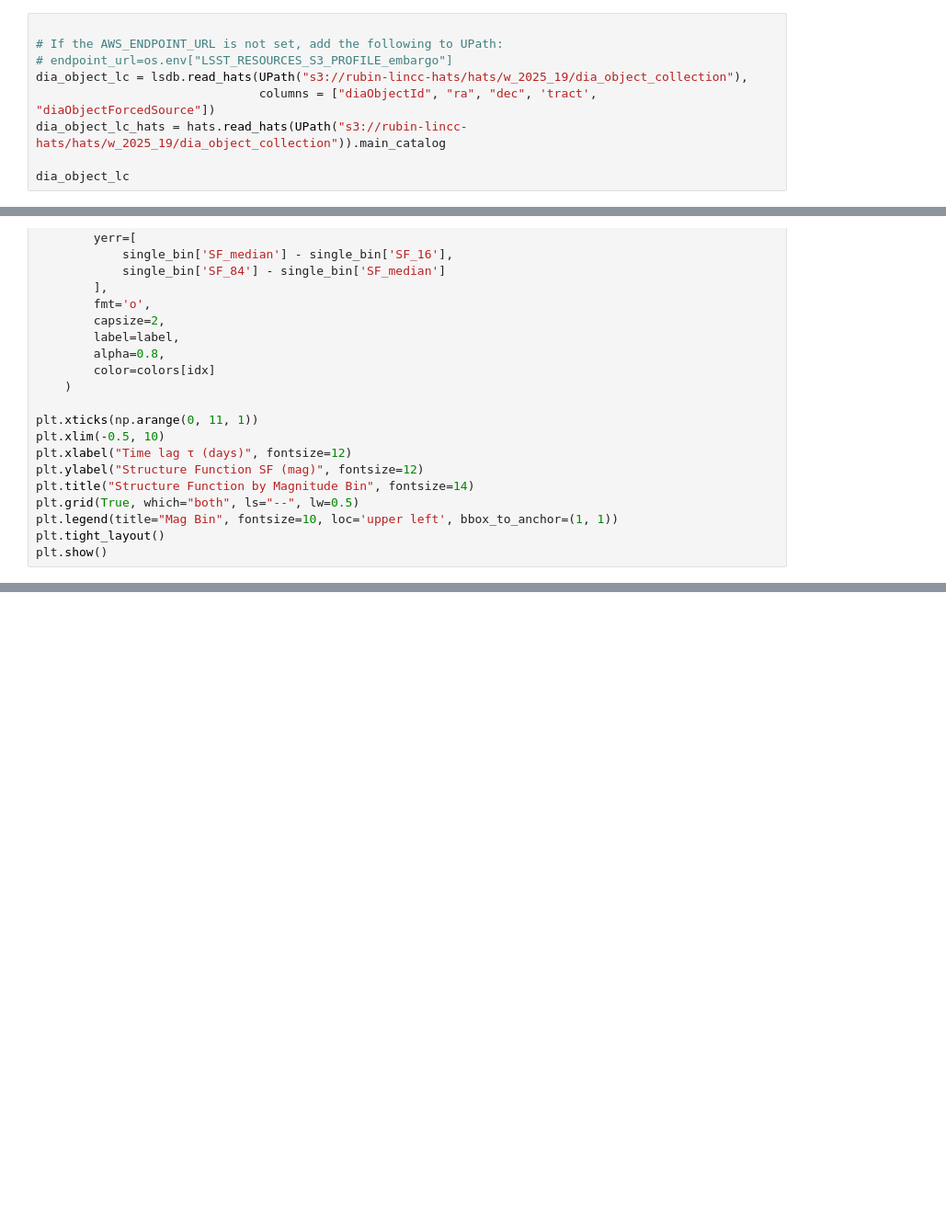
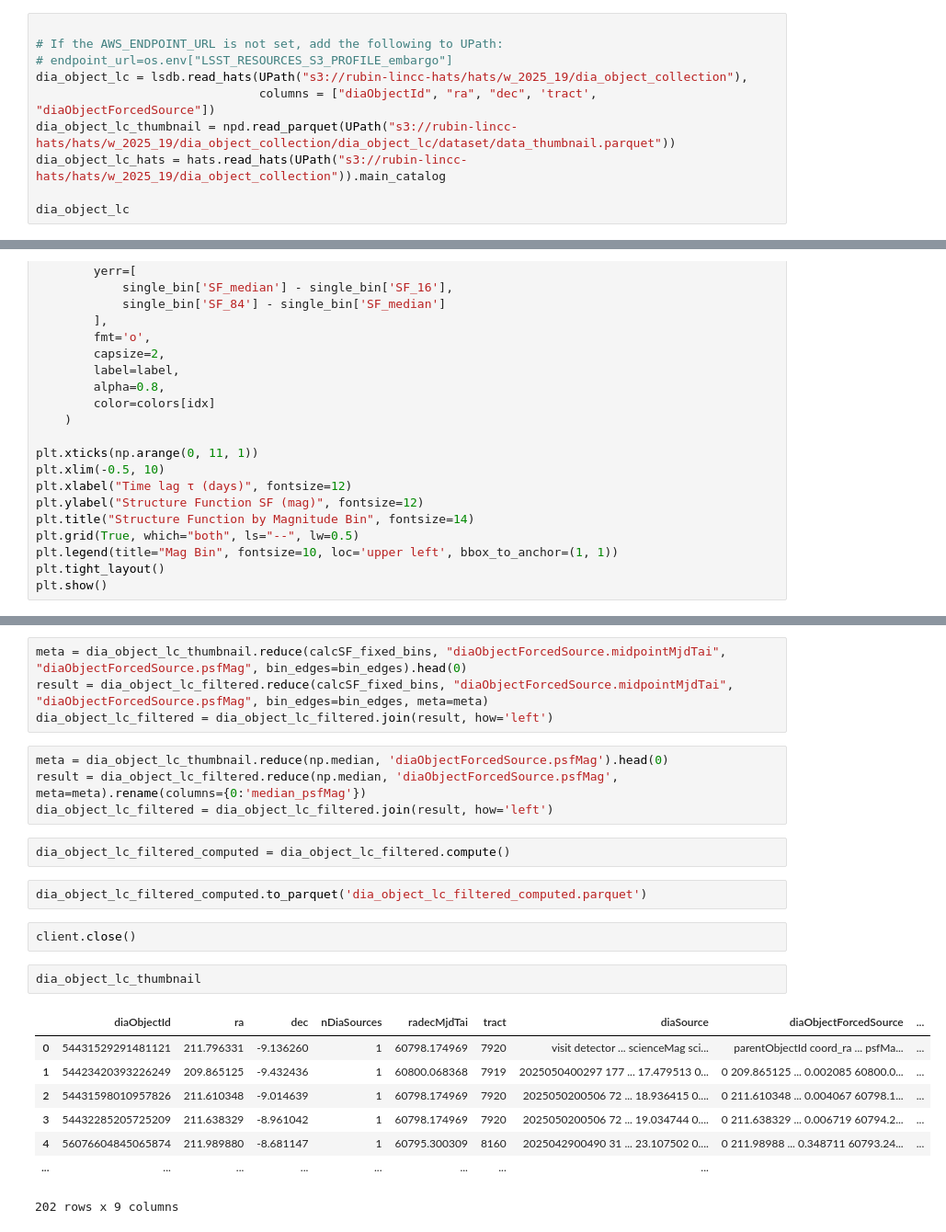
Before and after one commit to lsst-sitcom/linccf, a Jupyter notebook: internal/stability/HATS_Testing_Stability_LSSTCam.ipynb, the cells around one changed output, grey strips where cells are left out. Shown at 92% size. Drawn from its saved outputs; the diff is of its cells as text; blank space fills up the shorter version.

```diff
--- a/internal/stability/HATS_Testing_Stability_LSSTCam.ipynb
+++ b/internal/stability/HATS_Testing_Stability_LSSTCam.ipynb
@@ -78,6 +133,7 @@ def _compute_binned_sf(all_dt, all_df2, bin_edges):
 # endpoint_url=os.env["LSST_RESOURCES_S3_PROFILE_embargo"]
 dia_object_lc = lsdb.read_hats(UPath("s3://rubin-lincc-hats/hats/w_2025_19/dia_object_collection"),
                                columns = ["diaObjectId", "ra", "dec", 'tract', "diaObjectForcedSource"])
+dia_object_lc_thumbnail = npd.read_parquet(UPath("s3://rubin-lincc-hats/hats/w_2025_19/dia_object_collection/dia_object_lc/dataset/data_thumbnail.parquet"))
 dia_object_lc_hats = hats.read_hats(UPath("s3://rubin-lincc-hats/hats/w_2025_19/dia_object_collection")).main_catalog
 
 dia_object_lc
@@ -235,0 +359,25 @@ single_df = dia_object_lc._ddf.get_partition(3).compute()
+# %%
+meta = dia_object_lc_thumbnail.reduce(calcSF_fixed_bins, "diaObjectForcedSource.midpointMjdTai", "diaObjectForcedSource.psfMag", bin_edges=bin_edges).head(0)
+result = dia_object_lc_filtered.reduce(calcSF_fixed_bins, "diaObjectForcedSource.midpointMjdTai", "diaObjectForcedSource.psfMag", bin_edges=bin_edges, meta=meta)
+dia_object_lc_filtered = dia_object_lc_filtered.join(result, how='left')
+# %%
+meta = dia_object_lc_thumbnail.reduce(np.median, 'diaObjectForcedSource.psfMag').head(0)
+result = dia_object_lc_filtered.reduce(np.median, 'diaObjectForcedSource.psfMag', meta=meta).rename(columns={0:'median_psfMag'})
+dia_object_lc_filtered = dia_object_lc_filtered.join(result, how='left')
+# %%
+dia_object_lc_filtered_computed = dia_object_lc_filtered.compute()
+# %%
+dia_object_lc_filtered_computed.to_parquet('dia_object_lc_filtered_computed.parquet')
+# %%
+client.close()
+# %%
+dia_object_lc_thumbnail
+# %% [output]
+|  | diaObjectId | ra | dec | nDiaSources | radecMjdTai | tract | diaSource | diaObjectForcedSource | ... |
+| 0 | 54431529291481121 | 211.796331 | -9.136260 | 1 | 60798.174969 | 7920 | visit detector ... scienceMag sci... | parentObjectId coord_ra ... psfMa... | ... |
+| 1 | 54423420393226249 | 209.865125 | -9.432436 | 1 | 60800.068368 | 7919 | 2025050400297 177 ... 17.479513 0... | 0 209.865125 ... 0.002085 60800.0... | ... |
+| 2 | 54431598010957826 | 211.610348 | -9.014639 | 1 | 60798.174969 | 7920 | 2025050200506 72 ... 18.936415 0.... | 0 211.610348 ... 0.004067 60798.1... | ... |
+| 3 | 54432285205725209 | 211.638329 | -8.961042 | 1 | 60798.174969 | 7920 | 2025050200506 72 ... 19.034744 0.... | 0 211.638329 ... 0.006719 60794.2... | ... |
+| 4 | 56076604845065874 | 211.989880 | -8.681147 | 1 | 60795.300309 | 8160 | 2025042900490 31 ... 23.107502 0.... | 0 211.98988 ... 0.348711 60793.24... | ... |
+| ... | ... | ... | ... | ... | ... | ... | ... |
+202 rows x 9 columns
```
Also changed, not shown: parts of 21 cells of this notebook.
